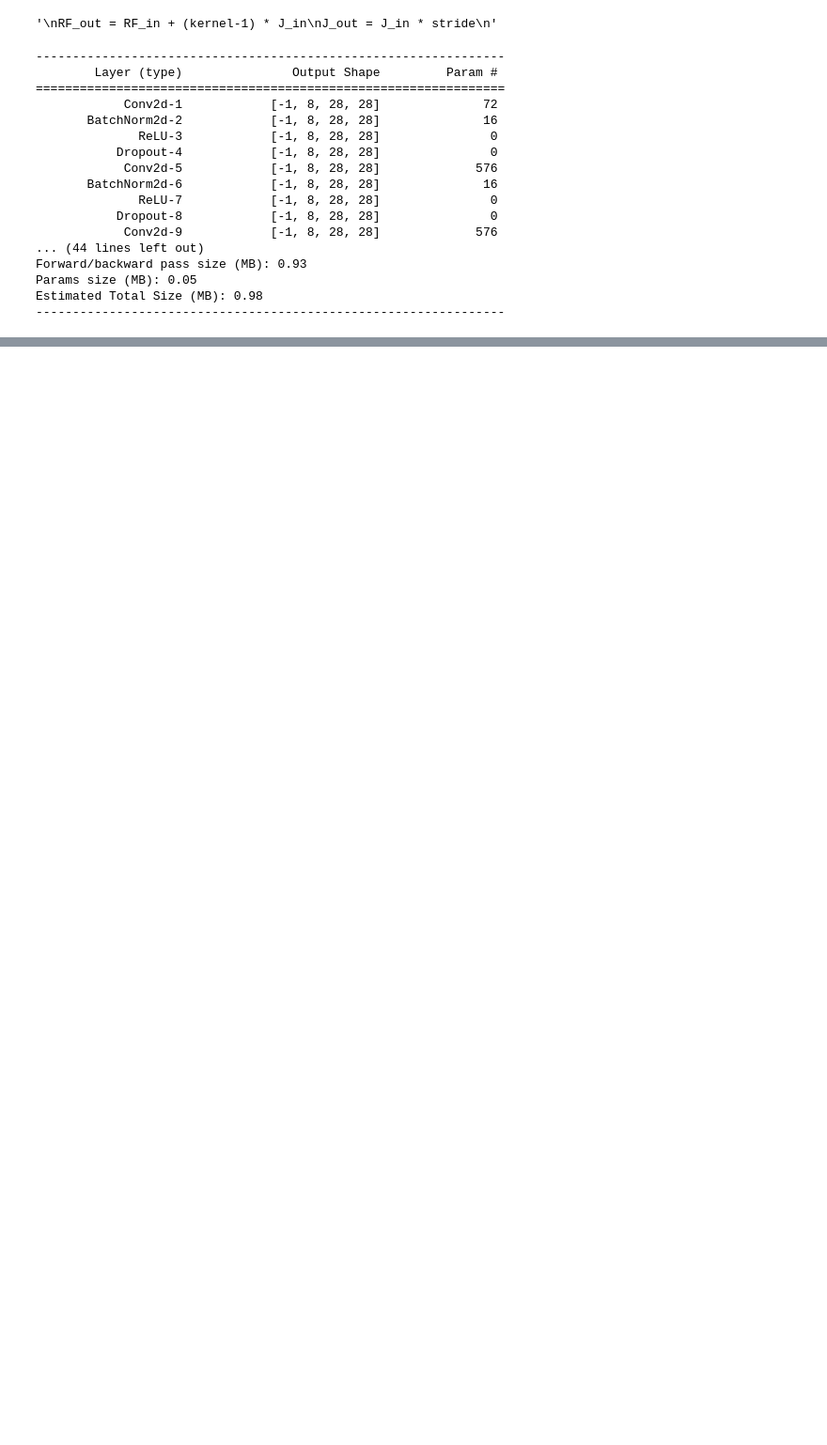
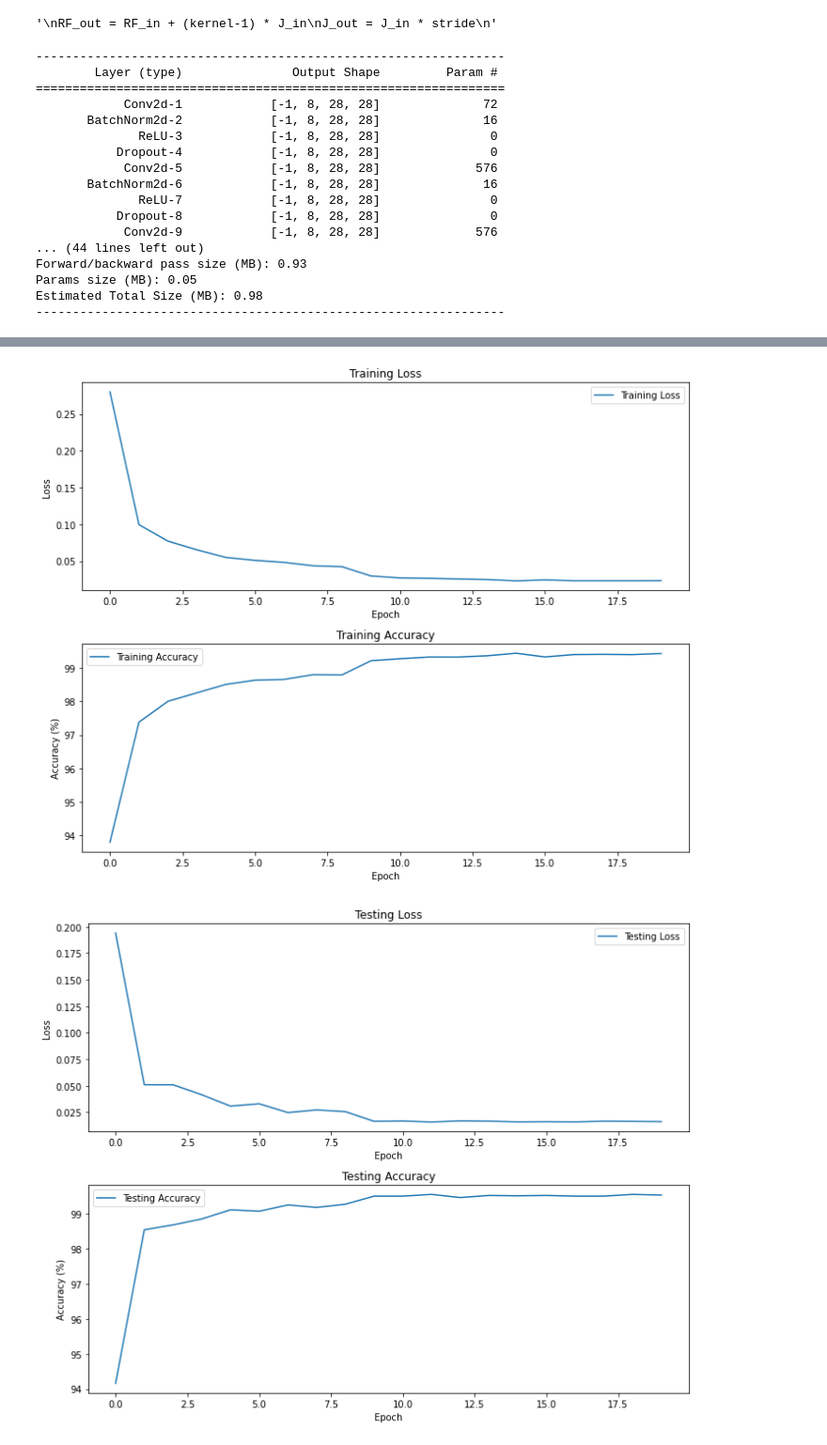
Before and after one commit to dawnik17/vision, a Jupyter notebook: examples/mnist/mnist13k.ipynb, the cells around one changed output, grey strips where cells are left out. Shown at 94% size. Saved outputs shown, nothing was run; the diff lists cells and outputs as text; code cells hidden in the pictures; blank space fills up the shorter version.

```diff
--- a/examples/mnist/mnist13k.ipynb
+++ b/examples/mnist/mnist13k.ipynb
@@ -135,0 +99,12 @@ plot_stats()
+# %%
+EPOCHS = 20
+
+run = TrainTest(model=model,
+                trainloader=train_loader,
+                testloader=test_loader,
+                optimizer=optimizer,
+                criterion=criterion,
+                scheduler=scheduler,
+                target_layers=None)
+
+run(epochs=EPOCHS, cam=False, image_idx=None)
@@ -135,0 +127,6 @@ plot_stats()
+# %%
+run.train.plot_stats()
+run.test.plot_stats()
+# %% [output]
+[figure, added]
+[figure, added]
```
Also changed, not shown: parts of 11 cells of this notebook, 1 other file.
